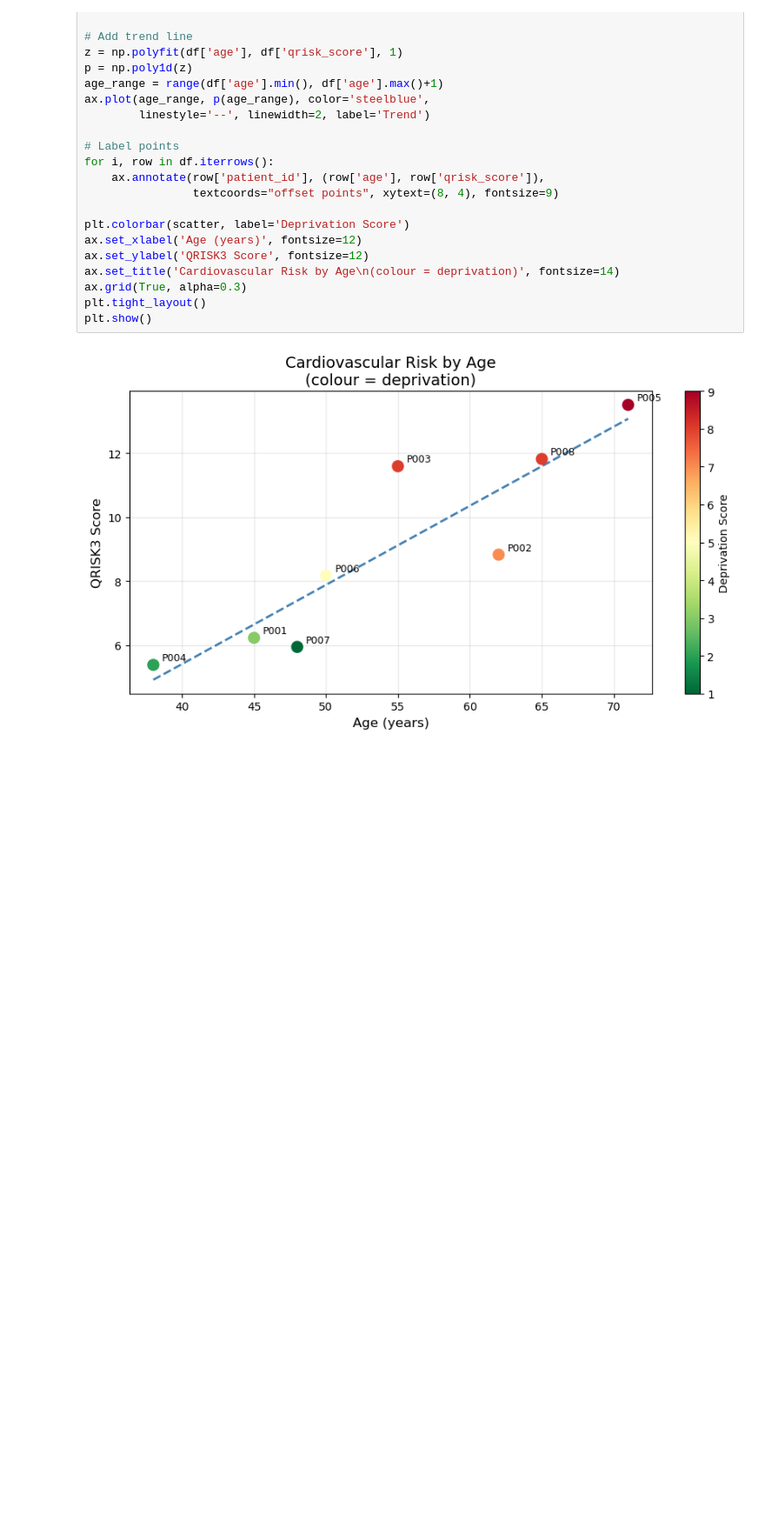
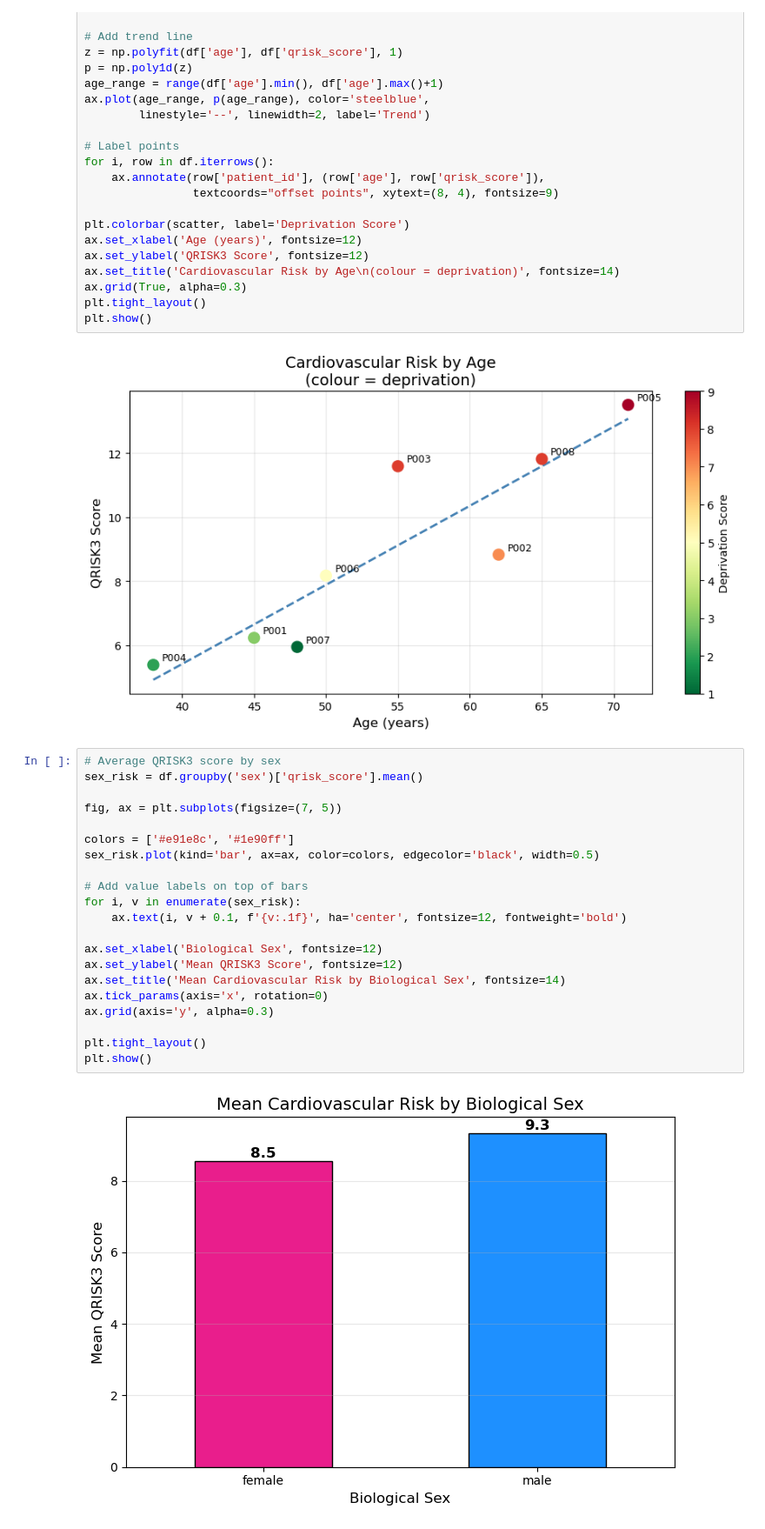
Before and after one commit to Lyra-cb/Qrisk3_Project, a Jupyter notebook: qrisk3.ipynb, the cells around one changed output. Shown at 87% size. Cells and saved outputs as stored; diff of their text form; blank space fills up the shorter version.

```diff
--- a/qrisk3.ipynb
+++ b/qrisk3.ipynb
@@ -274,3 +274,26 @@ plt.tight_layout()
 plt.show()
 # %% [output]
 [figure]
+# %%
+# Average QRISK3 score by sex
+sex_risk = df.groupby('sex')['qrisk_score'].mean()
+
+fig, ax = plt.subplots(figsize=(7, 5))
+
+colors = ['#e91e8c', '#1e90ff']
+sex_risk.plot(kind='bar', ax=ax, color=colors, edgecolor='black', width=0.5)
+
+# Add value labels on top of bars
+for i, v in enumerate(sex_risk):
+    ax.text(i, v + 0.1, f'{v:.1f}', ha='center', fontsize=12, fontweight='bold')
+
+ax.set_xlabel('Biological Sex', fontsize=12)
+ax.set_ylabel('Mean QRISK3 Score', fontsize=12)
+ax.set_title('Mean Cardiovascular Risk by Biological Sex', fontsize=14)
+ax.tick_params(axis='x', rotation=0)
+ax.grid(axis='y', alpha=0.3)
+
+plt.tight_layout()
+plt.show()
+# %% [output]
+[figure, added]
```
Also changed, not shown: parts of 9 cells of this notebook.
